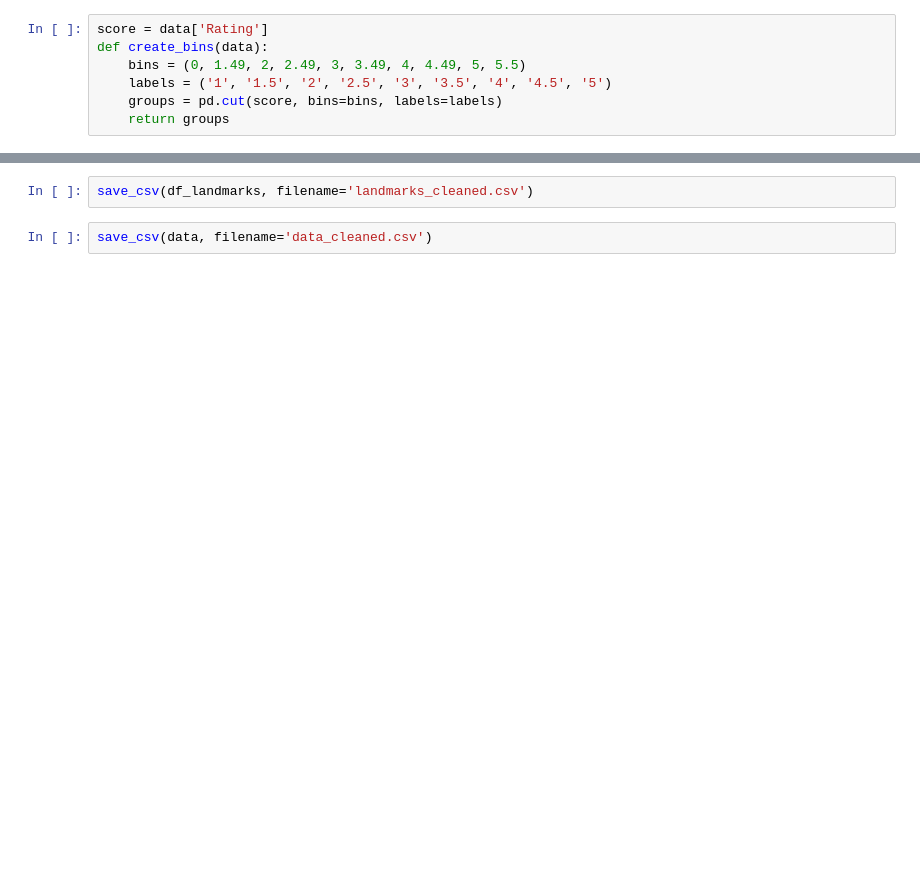
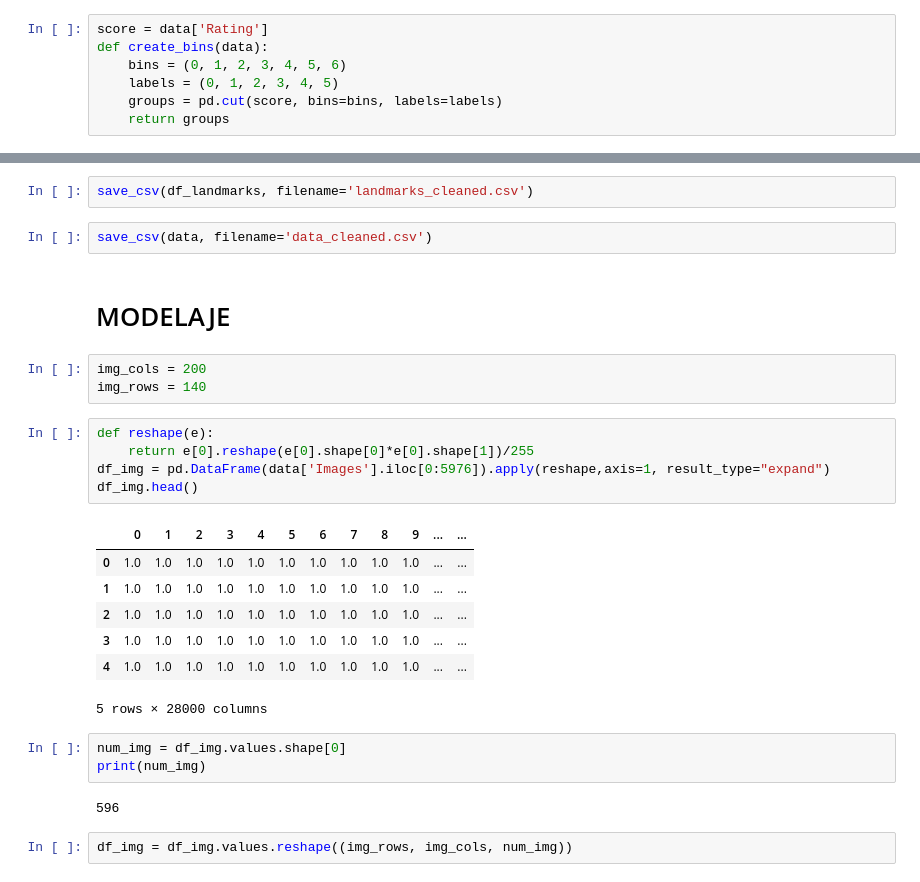
Before and after one commit to iamjss/beauty-project, a Jupyter notebook: src/b34uty_project.ipynb, the cells around one changed output, grey strips where cells are left out. Saved outputs shown, nothing was run; the diff lists cells and outputs as text; blank space fills up the shorter version.

```diff
--- a/src/b34uty_project.ipynb
+++ b/src/b34uty_project.ipynb
@@ -147,8 +162,8 @@ df_landmarks.head()
 # %%
 score = data['Rating']
 def create_bins(data):
-    bins = (0, 1.49, 2, 2.49, 3, 3.49, 4, 4.49, 5, 5.5)
-    labels = ('1', '1.5', '2', '2.5', '3', '3.5', '4', '4.5', '5')
+    bins = (0, 1, 2, 3, 4, 5, 6)
+    labels = (0, 1, 2, 3, 4, 5)
     groups = pd.cut(score, bins=bins, labels=labels)
     return groups
 # %%
@@ -169,3 +187,28 @@ def save_csv(name, filename):
 save_csv(df_landmarks, filename='landmarks_cleaned.csv')
 # %%
 save_csv(data, filename='data_cleaned.csv')
+# %% [markdown]
+# MODELAJE
+# %%
+img_cols = 200
+img_rows = 140
+# %%
+def reshape(e):
+    return e[0].reshape(e[0].shape[0]*e[0].shape[1])/255
+df_img = pd.DataFrame(data['Images'].iloc[0:5976]).apply(reshape,axis=1, result_type="expand")
+df_img.head()
+# %% [output]
+|  | 0 | 1 | 2 | 3 | 4 | 5 | 6 | 7 | 8 | 9 | ... | ... |
+| 0 | 1.0 | 1.0 | 1.0 | 1.0 | 1.0 | 1.0 | 1.0 | 1.0 | 1.0 | 1.0 | ... | ... |
+| 1 | 1.0 | 1.0 | 1.0 | 1.0 | 1.0 | 1.0 | 1.0 | 1.0 | 1.0 | 1.0 | ... | ... |
+| 2 | 1.0 | 1.0 | 1.0 | 1.0 | 1.0 | 1.0 | 1.0 | 1.0 | 1.0 | 1.0 | ... | ... |
+| 3 | 1.0 | 1.0 | 1.0 | 1.0 | 1.0 | 1.0 | 1.0 | 1.0 | 1.0 | 1.0 | ... | ... |
+| 4 | 1.0 | 1.0 | 1.0 | 1.0 | 1.0 | 1.0 | 1.0 | 1.0 | 1.0 | 1.0 | ... | ... |
+5 rows × 28000 columns
+# %%
+num_img = df_img.values.shape[0]
+print(num_img)
+# %% [output]
+596
+# %%
+df_img = df_img.values.reshape((img_rows, img_cols, num_img))
```
Also changed, not shown: parts of 20 cells of this notebook, 4 other files.
